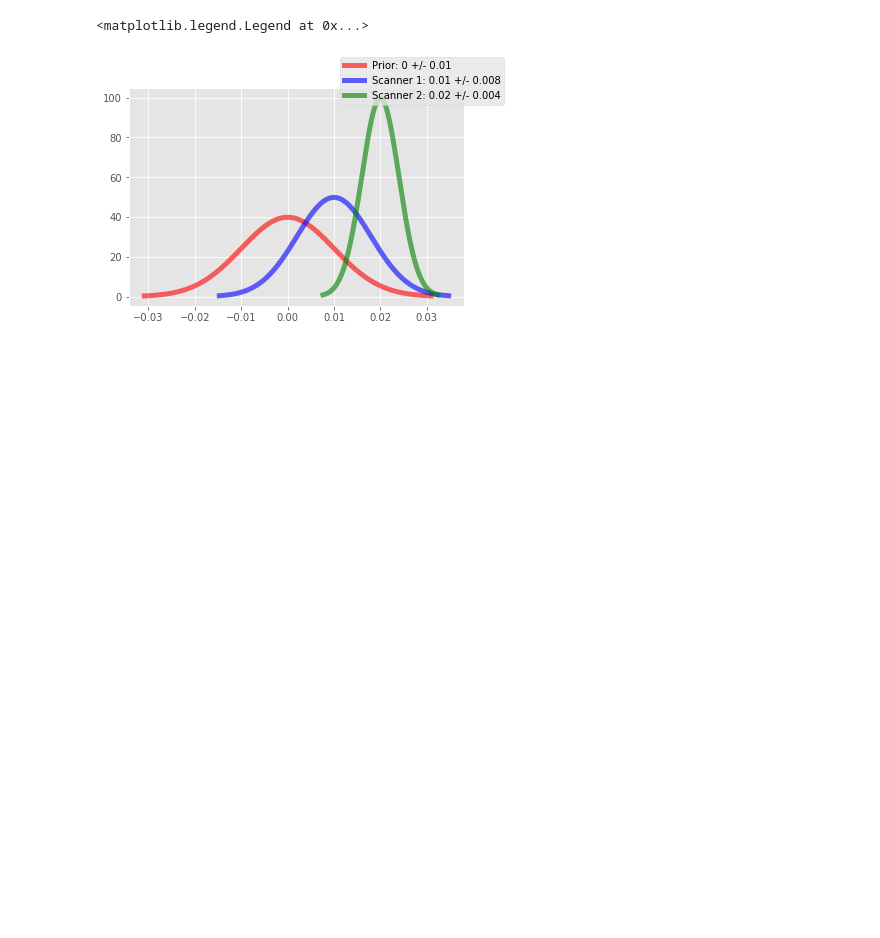
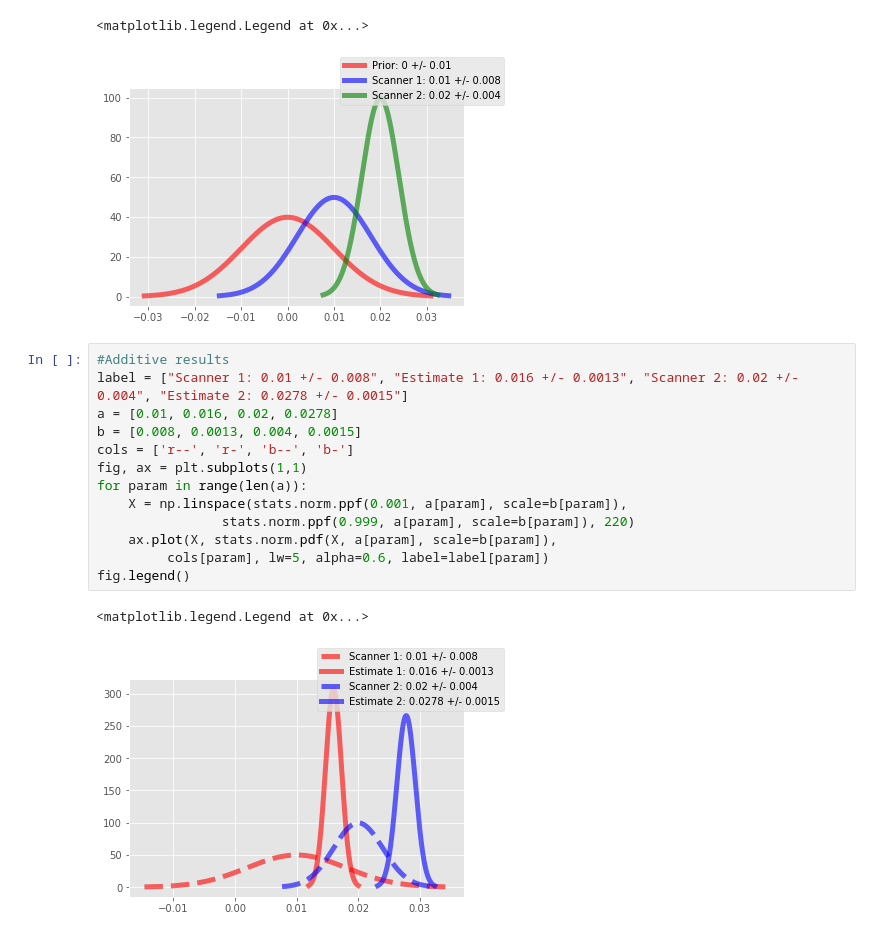
Before and after one commit to rafaceschin/dingo_sim3, a Jupyter notebook: Plot_Dists.ipynb, the cells around one changed output. Saved outputs shown, nothing was run; the diff lists cells and outputs as text; blank space fills up the shorter version.

Commit message:
More summary stats

```diff
--- a/Plot_Dists.ipynb
+++ b/Plot_Dists.ipynb
@@ -60,3 +60,19 @@ fig.legend()
 # %% [output]
 <matplotlib.legend.Legend at 0x...>
 [figure]
+# %%
+#Additive results
+label = ["Scanner 1: 0.01 +/- 0.008", "Estimate 1: 0.016 +/- 0.0013", "Scanner 2: 0.02 +/- 0.004", "Estimate 2: 0.0278 +/- 0.0015"]
+a = [0.01, 0.016, 0.02, 0.0278]
+b = [0.008, 0.0013, 0.004, 0.0015]
+cols = ['r--', 'r-', 'b--', 'b-']
+fig, ax = plt.subplots(1,1)
+for param in range(len(a)):
+    X = np.linspace(stats.norm.ppf(0.001, a[param], scale=b[param]),
+                stats.norm.ppf(0.999, a[param], scale=b[param]), 220)
+    ax.plot(X, stats.norm.pdf(X, a[param], scale=b[param]),
+         cols[param], lw=5, alpha=0.6, label=label[param])
+fig.legend()
+# %% [output]
+<matplotlib.legend.Legend at 0x...>
+[figure, added]
```
Also changed, not shown: 1 other file.
